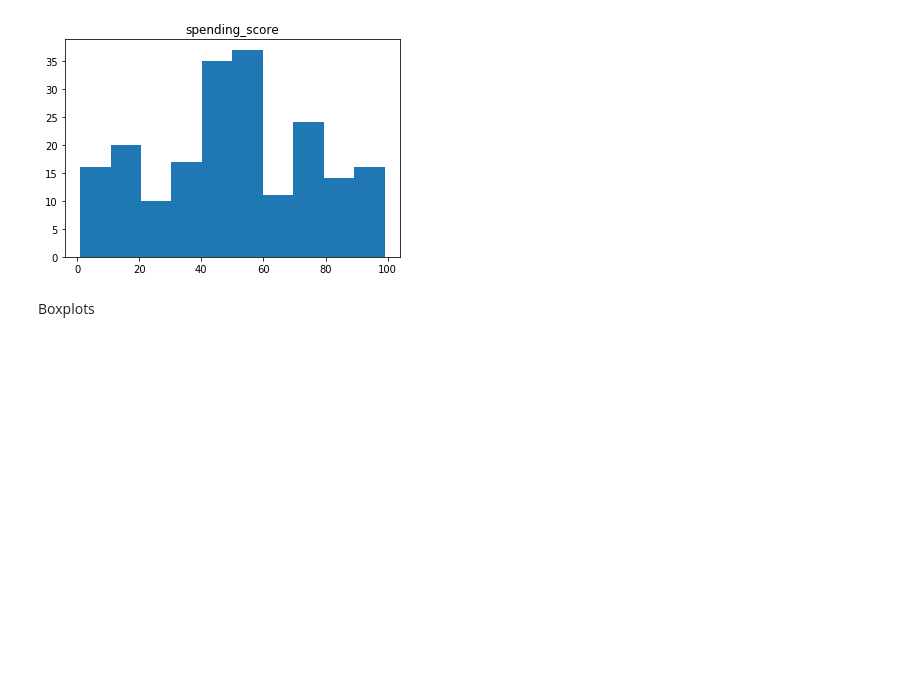
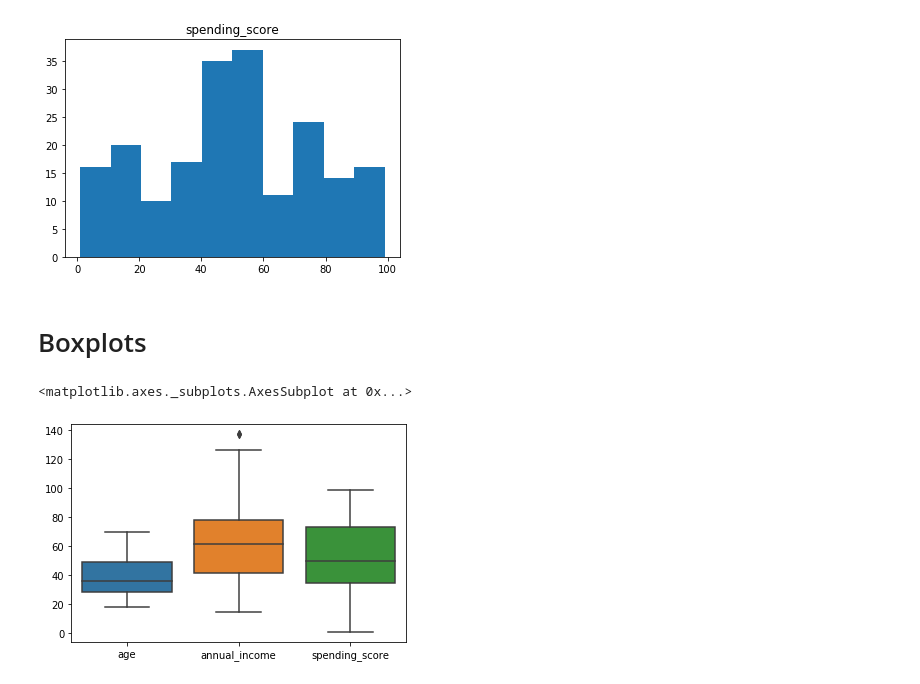
Before and after one commit to dbojado/regression-exercises, a Jupyter notebook: wrangle.ipynb, the cells around one changed output. Saved outputs shown, nothing was run; the diff lists cells and outputs as text; code cells hidden in the pictures; blank space fills up the shorter version.

```diff
--- a/wrangle.ipynb
+++ b/wrangle.ipynb
@@ -101,5 +103,3 @@ for col in ['age', 'annual_income', 'spending_score']:
 [figure]
 [figure]
 [figure]
-# %% [markdown]
-Boxplots
@@ -110,0 +106,7 @@ update prepare.py file to make necessary changes
+# %% [markdown]
+# Boxplots
+# %%
+sns.boxplot(data=df[['age','annual_income','spending_score']])
+# %% [output]
+<matplotlib.axes._subplots.AxesSubplot at 0x...>
+[figure, added]
```
Also changed, not shown: parts of 24 cells of this notebook.
